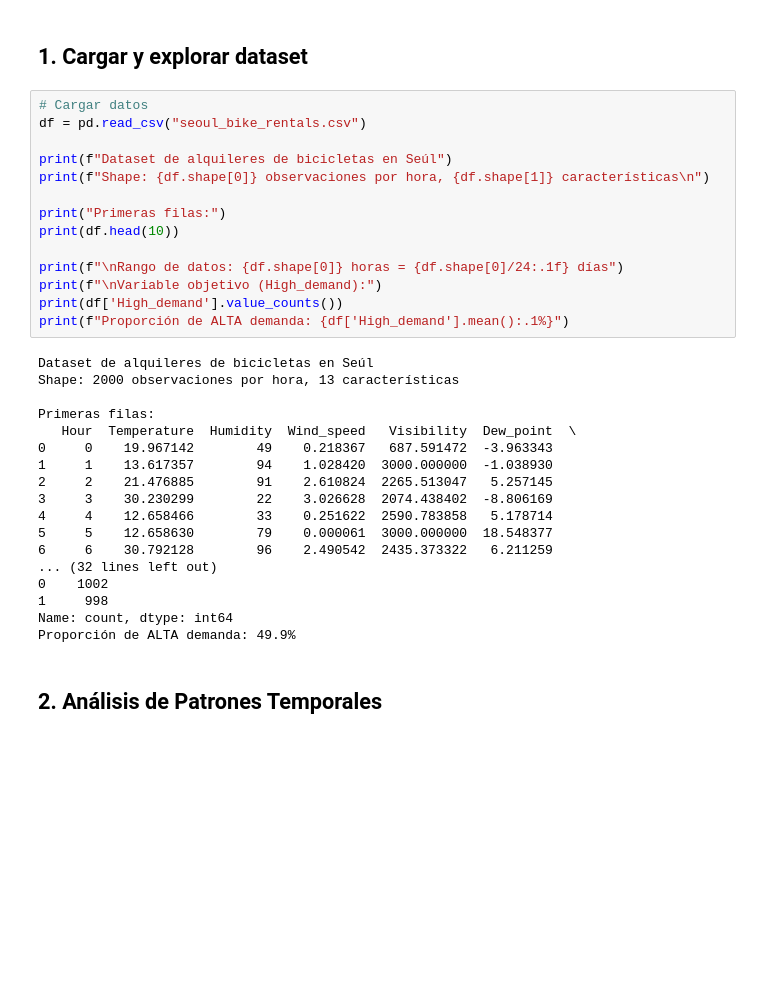
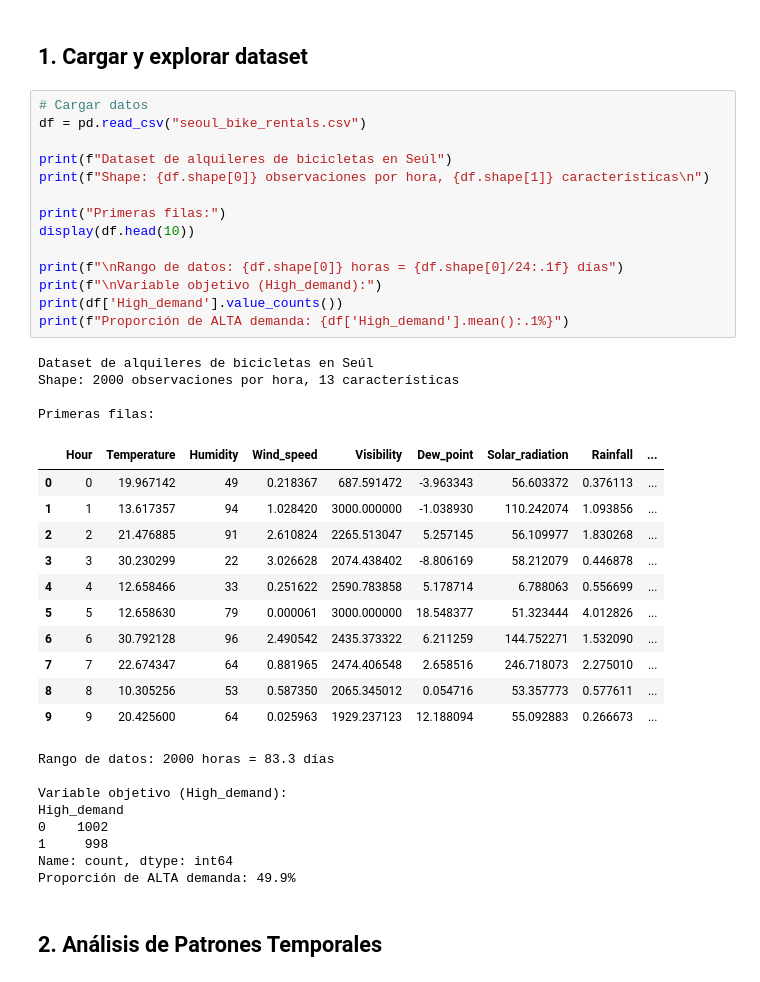
Before and after one commit to diegoalrv/mineria-de-datos, a Jupyter notebook: lab07/lab07_bike_rentals.ipynb, the cells around one changed output. Cells and saved outputs as stored; diff of their text form; blank space fills up the shorter version.

```diff
--- a/lab07/lab07_bike_rentals.ipynb
+++ b/lab07/lab07_bike_rentals.ipynb
@@ -37,35 +37,41 @@ print("✓ Librerías importadas correctamente.")
 # %%
 # Cargar datos
 df = pd.read_csv("seoul_bike_rentals.csv")
 
 print(f"Dataset de alquileres de bicicletas en Seúl")
 print(f"Shape: {df.shape[0]} observaciones por hora, {df.shape[1]} características\n")
 
 print("Primeras filas:")
-print(df.head(10))
+display(df.head(10))
 
 print(f"\nRango de datos: {df.shape[0]} horas = {df.shape[0]/24:.1f} días")
 print(f"\nVariable objetivo (High_demand):")
 print(df['High_demand'].value_counts())
 print(f"Proporción de ALTA demanda: {df['High_demand'].mean():.1%}")
 # %% [output]
 Dataset de alquileres de bicicletas en Seúl
 Shape: 2000 observaciones por hora, 13 características
 
 Primeras filas:
-   Hour  Temperature  Humidity  Wind_speed   Visibility  Dew_point  \
-0     0    19.967142        49    0.218367   687.591472  -3.963343
-1     1    13.617357        94    1.028420  3000.000000  -1.038930
-2     2    21.476885        91    2.610824  2265.513047   5.257145
-3     3    30.230299        22    3.026628  2074.438402  -8.806169
-4     4    12.658466        33    0.251622  2590.783858   5.178714
-5     5    12.658630        79    0.000061  3000.000000  18.548377
-6     6    30.792128        96    2.490542  2435.373322   6.211259
-... (32 lines left out)
-0    1002
-1     998
-Name: count, dtype: int64
-Proporción de ALTA demanda: 49.9%
+|  | Hour | Temperature | Humidity | Wind_speed | Visibility | Dew_point | Solar_radiation | Rainfall | ... |
+| 0 | 0 | 19.967142 | 49 | 0.218367 | 687.591472 | -3.963343 | 56.603372 | 0.376113 | ... |
+| 1 | 1 | 13.617357 | 94 | 1.028420 | 3000.000000 | -1.038930 | 110.242074 | 1.093856 | ... |
+| 2 | 2 | 21.476885 | 91 | 2.610824 | 2265.513047 | 5.257145 | 56.109977 | 1.830268 | ... |
+| 3 | 3 | 30.230299 | 22 | 3.026628 | 2074.438402 | -8.806169 | 58.212079 | 0.446878 | ... |
+| 4 | 4 | 12.658466 | 33 | 0.251622 | 2590.783858 | 5.178714 | 6.788063 | 0.556699 | ... |
+| 5 | 5 | 12.658630 | 79 | 0.000061 | 3000.000000 | 18.548377 | 51.323444 | 4.012826 | ... |
+| 6 | 6 | 30.792128 | 96 | 2.490542 | 2435.373322 | 6.211259 | 144.752271 | 1.532090 | ... |
+| 7 | 7 | 22.674347 | 64 | 0.881965 | 2474.406548 | 2.658516 | 246.718073 | 2.275010 | ... |
+| 8 | 8 | 10.305256 | 53 | 0.587350 | 2065.345012 | 0.054716 | 53.357773 | 0.577611 | ... |
+| 9 | 9 | 20.425600 | 64 | 0.025963 | 1929.237123 | 12.188094 | 55.092883 | 0.266673 | ... |
+Rango de datos: 2000 horas = 83.3 días
+
+Variable objetivo (High_demand):
+High_demand
+0    1002
+1     998
+Name: count, dtype: int64
+Proporción de ALTA demanda: 49.9%
 # %% [markdown]
 ## 2. Análisis de Patrones Temporales
 # %%
```
Also changed, not shown: parts of 1 cell of this notebook, 3 other files.
